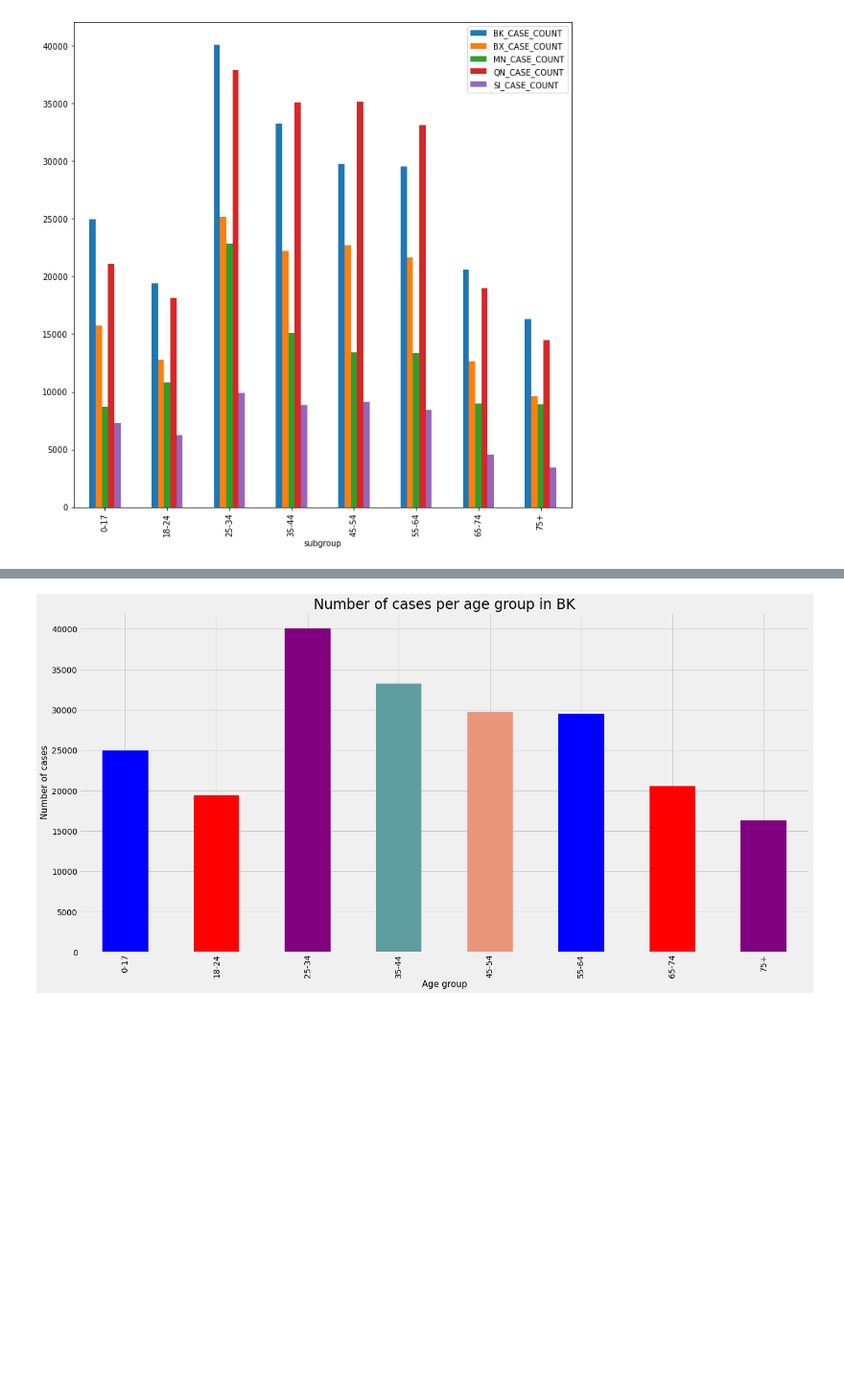
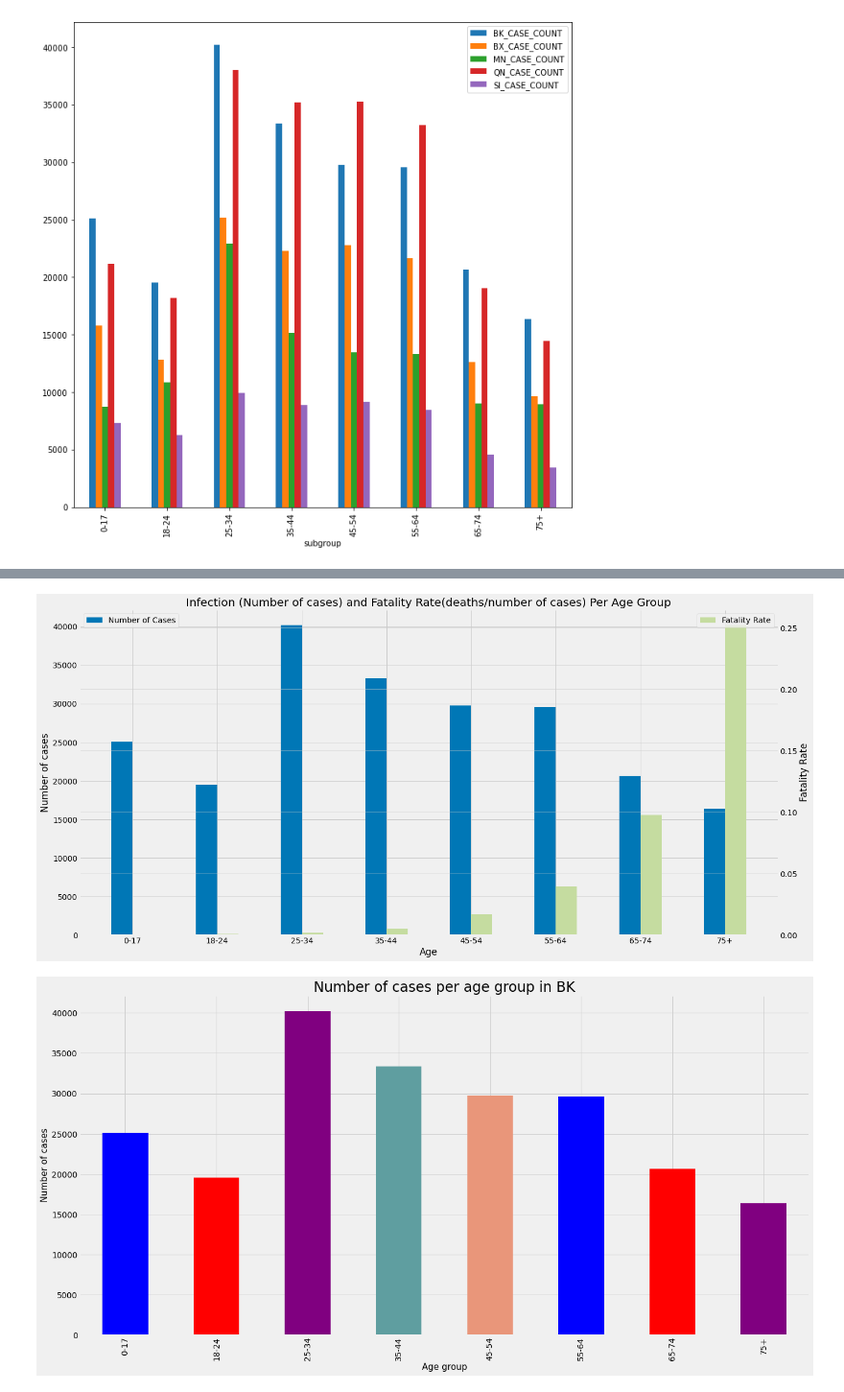
Before and after one commit to stanislava85/CovidReliefDashboard, a Jupyter notebook: second_diagram.ipynb, the cells around one changed output, grey strips where cells are left out. Shown at 96% size. Cells and saved outputs as stored; diff of their text form; code cells hidden in the pictures; blank space fills up the shorter version.

Commit message:
finishing second chart with two y axis

```diff
--- a/second_diagram.ipynb
+++ b/second_diagram.ipynb
@@ -182,3 +174,32 @@ group_data[["subgroup","BK_CASE_COUNT", "BK_FATALITY_RATE" ]]
+# %%
+%matplotlib inline
+
+borough_filter = 'BK_CASE_COUNT'
+borough_fatality_filter = 'BK_FATALITY_RATE'
+
+width = 0.25
+labels = ["0-17", "18-24", "25-34", "35-44", "45-54", "55-64", "65-74", "75+"]
+data1 = group_data.groupby('subgroup')[borough_filter].sum()
+data2 = group_data.groupby('subgroup')[borough_fatality_filter].sum()
+x = np.arange(len(labels))
+
+plt.style.use('fivethirtyeight')
+fig, ax1= plt.subplots(figsize=(20,10))
+ax2 = ax1.twinx()
+
+ax1.bar(x-width/2, data1, width=width,label='Number of Cases', color='#0077B6')
+ax2.bar(x+width/2, data2,width=width,label='Fatality Rate',color= '#C5DCA0')
+ax1.set_xticks(x)
+ax1.set_xticklabels(labels)
+ax1.set_xlabel('Age')
+ax1.set_ylabel('Number of cases')
+ax2.set_ylabel('Fatality Rate')
+ax1.set_title('Infection (Number of cases) and Fatality Rate(deaths/number of cases) Per Age Group')
+ax1.legend(loc='upper left')
+ax2.legend(loc='upper right')
+plt.show()
+# %% [output]
+[figure, added]
 # %%
 from matplotlib import style
 
```
Also changed, not shown: parts of 13 cells of this notebook.
